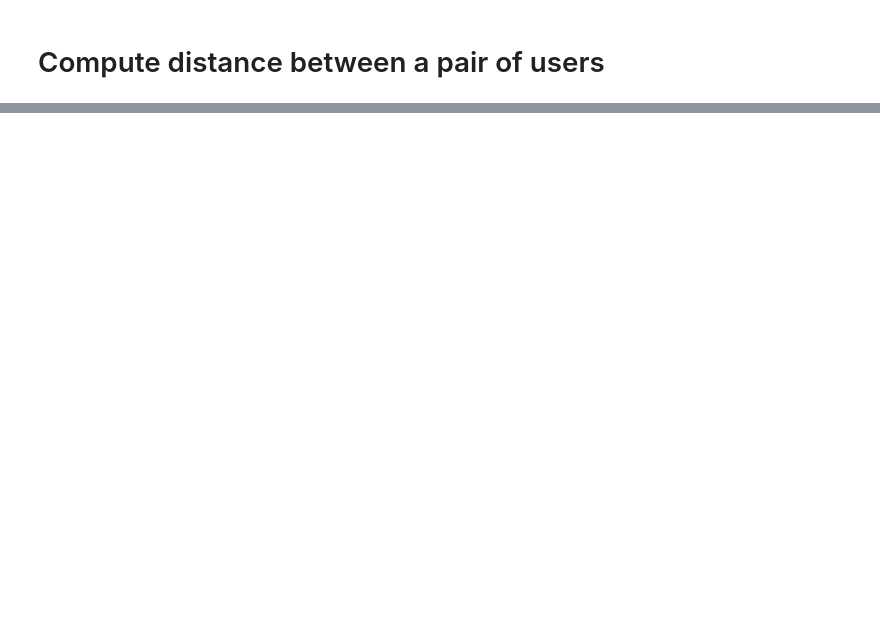
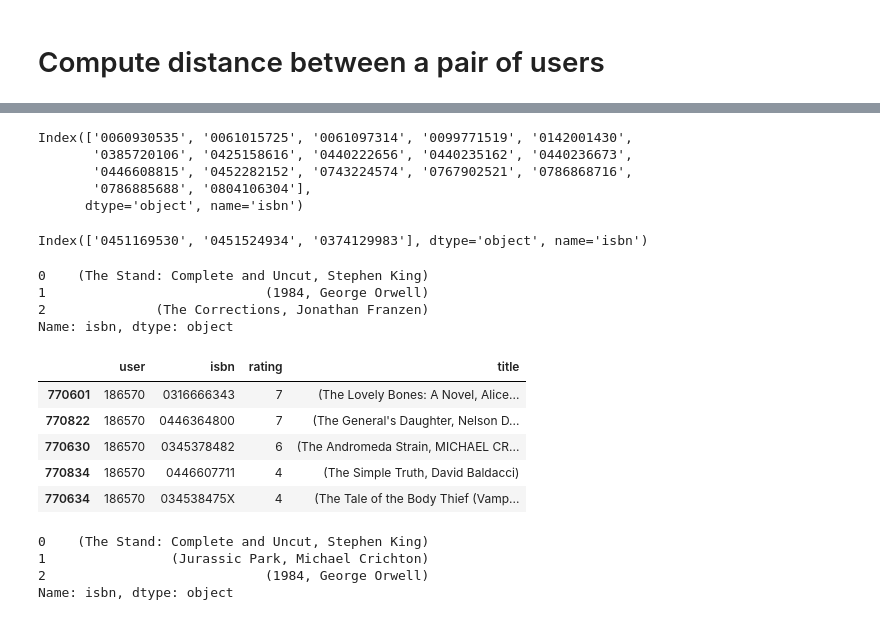
Before and after one commit to poorvaja23/SystemRecommendations, a Jupyter notebook: SysRecommendations_NearestNeighborModel.ipynb, the cells around one changed output, grey strips where cells are left out. Drawn from its saved outputs; the diff is of its cells as text; code cells hidden in the pictures; blank space fills up the shorter version.

```diff
--- a/SysRecommendations_NearestNeighborModel.ipynb
+++ b/SysRecommendations_NearestNeighborModel.ipynb
@@ -153,0 +275,9 @@ NameError: name 'userItemRatingMatrix' is not defined
+# %%
+booksAlreadyRead = userItemRatingMatrix.transpose()[user].dropna().index
+booksAlreadyRead
+# %% [output]
+Index(['0060930535', '0061015725', '0061097314', '0099771519', '0142001430',
+       '0385720106', '0425158616', '0440222656', '0440235162', '0440236673',
+       '0446608815', '0452282152', '0743224574', '0767902521', '0786868716',
+       '0786885688', '0804106304'],
+      dtype='object', name='isbn')
@@ -153,0 +287,13 @@ NameError: name 'userItemRatingMatrix' is not defined
+# %%
+N=3
+topNISBNS = avgRating.sort_values(ascending=False).index[:N]
+topNISBNS
+# %% [output]
+Index(['0451169530', '0451524934', '0374129983'], dtype='object', name='isbn')
+# %%
+pd.Series(topNISBNS).apply(bookMeta)
+# %% [output]
+0    (The Stand: Complete and Uncut, Stephen King)
+1                            (1984, George Orwell)
+2              (The Corrections, Jonathan Franzen)
+Name: isbn, dtype: object
@@ -153,0 +308,16 @@ NameError: name 'userItemRatingMatrix' is not defined
+# %%
+favBooks(186570,5)
+# %% [output]
+|  | user | isbn | rating | title |
+| 770601 | 186570 | 0316666343 | 7 | (The Lovely Bones: A Novel, Alice... |
+| 770822 | 186570 | 0446364800 | 7 | (The General's Daughter, Nelson D... |
+| 770630 | 186570 | 0345378482 | 6 | (The Andromeda Strain, MICHAEL CR... |
+| 770834 | 186570 | 0446607711 | 4 | (The Simple Truth, David Baldacci) |
+| 770634 | 186570 | 034538475X | 4 | (The Tale of the Body Thief (Vamp... |
+# %%
+topN(186570)
+# %% [output]
+0    (The Stand: Complete and Uncut, Stephen King)
+1                (Jurassic Park, Michael Crichton)
+2                            (1984, George Orwell)
+Name: isbn, dtype: object
```
Also changed, not shown: parts of 22 cells of this notebook, 4 other files.
